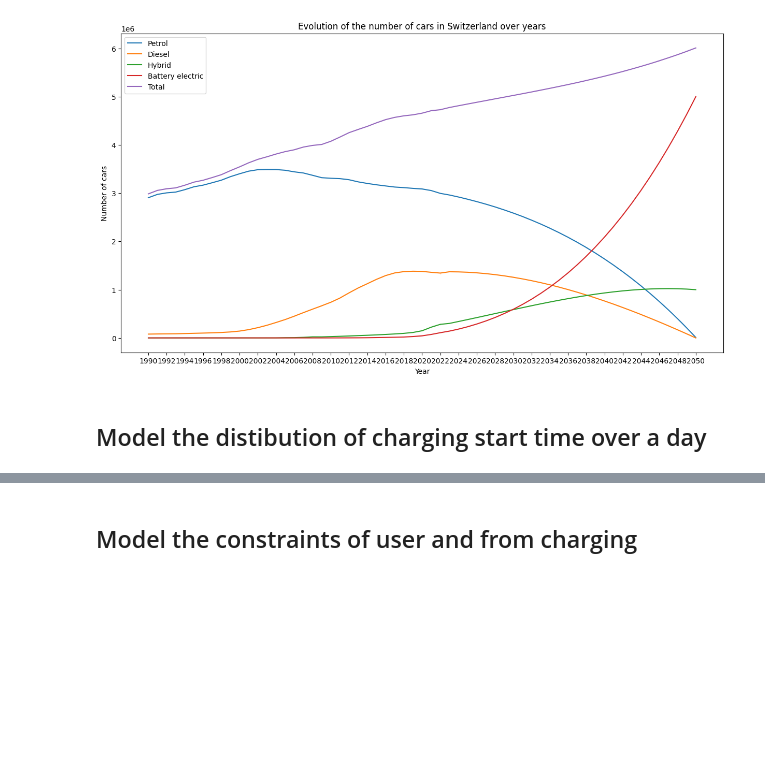
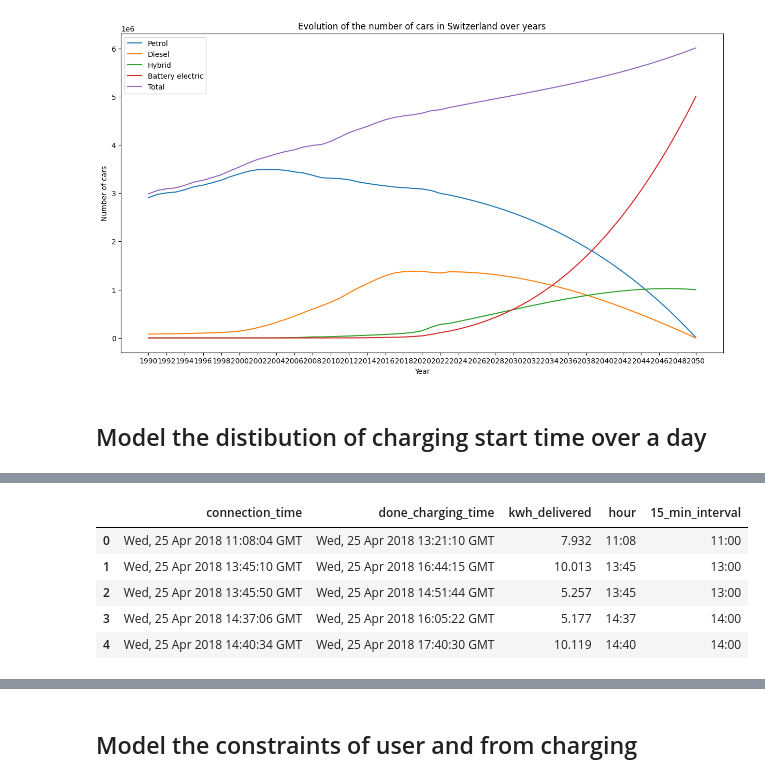
Before and after one commit to yanis-trn/EnergyNow2.0, a Jupyter notebook: EV-modeling.ipynb, the cells around one changed output, grey strips where cells are left out. Saved outputs shown, nothing was run; the diff lists cells and outputs as text; code cells hidden in the pictures; blank space fills up the shorter version.

```diff
--- a/EV-modeling.ipynb
+++ b/EV-modeling.ipynb
@@ -171,0 +223,11 @@ plot_evolution(data_ev_forecast)
+# %%
+df['15_min_interval'] = pd.to_datetime(df['connection_time']).apply(lambda x: x - datetime.timedelta(minutes=x.minute % 60, seconds=x.second, microseconds=x.microsecond)).dt.strftime('%H:%M')
+event_counts = df.groupby('15_min_interval').size().reset_index(name='event_count')
+df.head()
+# %% [output]
+|  | connection_time | done_charging_time | kwh_delivered | hour | 15_min_interval |
+| 0 | Wed, 25 Apr 2018 11:08:04 GMT | Wed, 25 Apr 2018 13:21:10 GMT | 7.932 | 11:08 | 11:00 |
+| 1 | Wed, 25 Apr 2018 13:45:10 GMT | Wed, 25 Apr 2018 16:44:15 GMT | 10.013 | 13:45 | 13:00 |
+| 2 | Wed, 25 Apr 2018 13:45:50 GMT | Wed, 25 Apr 2018 14:51:44 GMT | 5.257 | 13:45 | 13:00 |
+| 3 | Wed, 25 Apr 2018 14:37:06 GMT | Wed, 25 Apr 2018 16:05:22 GMT | 5.177 | 14:37 | 14:00 |
+| 4 | Wed, 25 Apr 2018 14:40:34 GMT | Wed, 25 Apr 2018 17:40:30 GMT | 10.119 | 14:40 | 14:00 |
```
Also changed, not shown: parts of 12 cells of this notebook.
